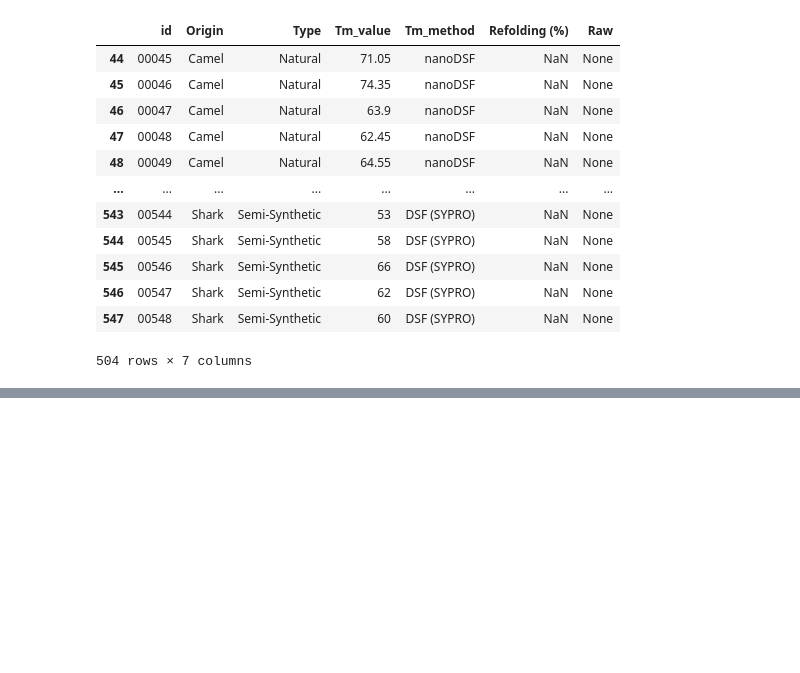
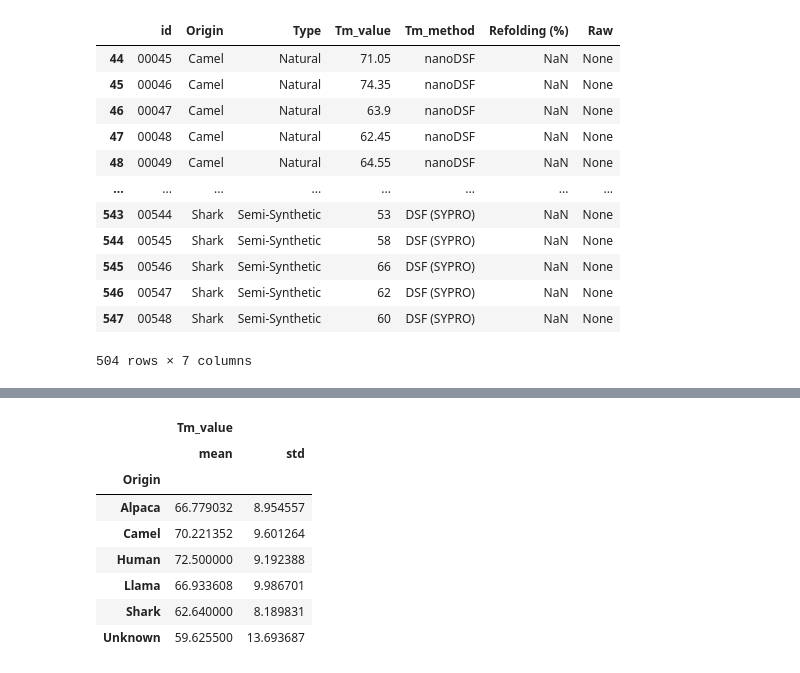
Before and after one commit to AnneHartebrodt/earth-ml-sensitivity, a Jupyter notebook: scripts/1_GetJson.ipynb, the cells around one changed output, grey strips where cells are left out. Saved outputs shown, nothing was run; the diff lists cells and outputs as text; code cells hidden in the pictures; blank space fills up the shorter version.

```diff
--- a/scripts/1_GetJson.ipynb
+++ b/scripts/1_GetJson.ipynb
@@ -120,0 +159,12 @@ plt.savefig('figures/2_overview_NbThermo_withsequence.png')
+# %%
+df_cleaned[['Tm_value','Origin']].groupby('Origin').agg(['mean', 'std'])
+# %% [output]
+|  | Tm_value |  |
+|  | mean | std |
+| Origin |  |  |
+| Alpaca | 66.779032 | 8.954557 |
+| Camel | 70.221352 | 9.601264 |
+| Human | 72.500000 | 9.192388 |
+| Llama | 66.933608 | 9.986701 |
+| Shark | 62.640000 | 8.189831 |
+| Unknown | 59.625500 | 13.693687 |
```
Also changed, not shown: parts of 4 cells of this notebook, 11 other files.
